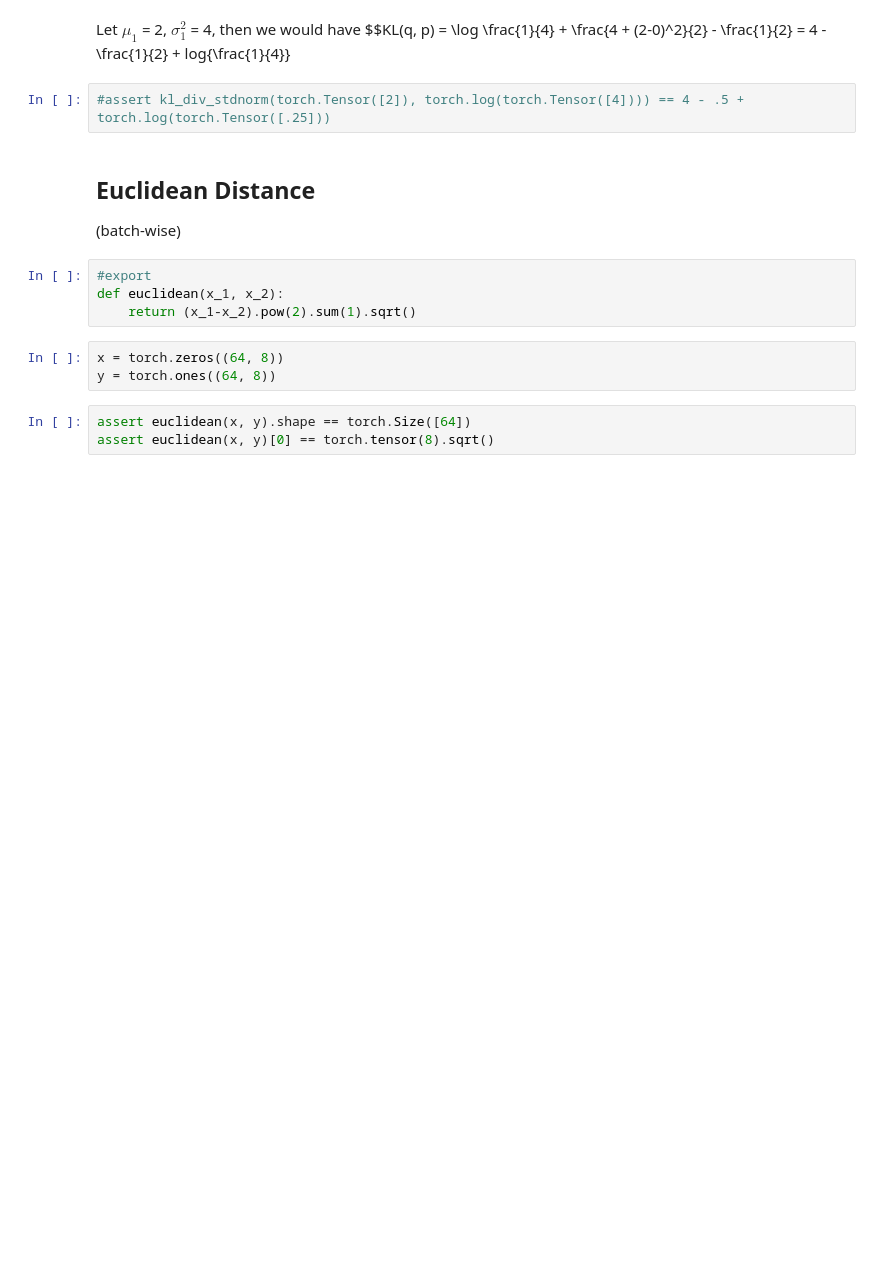
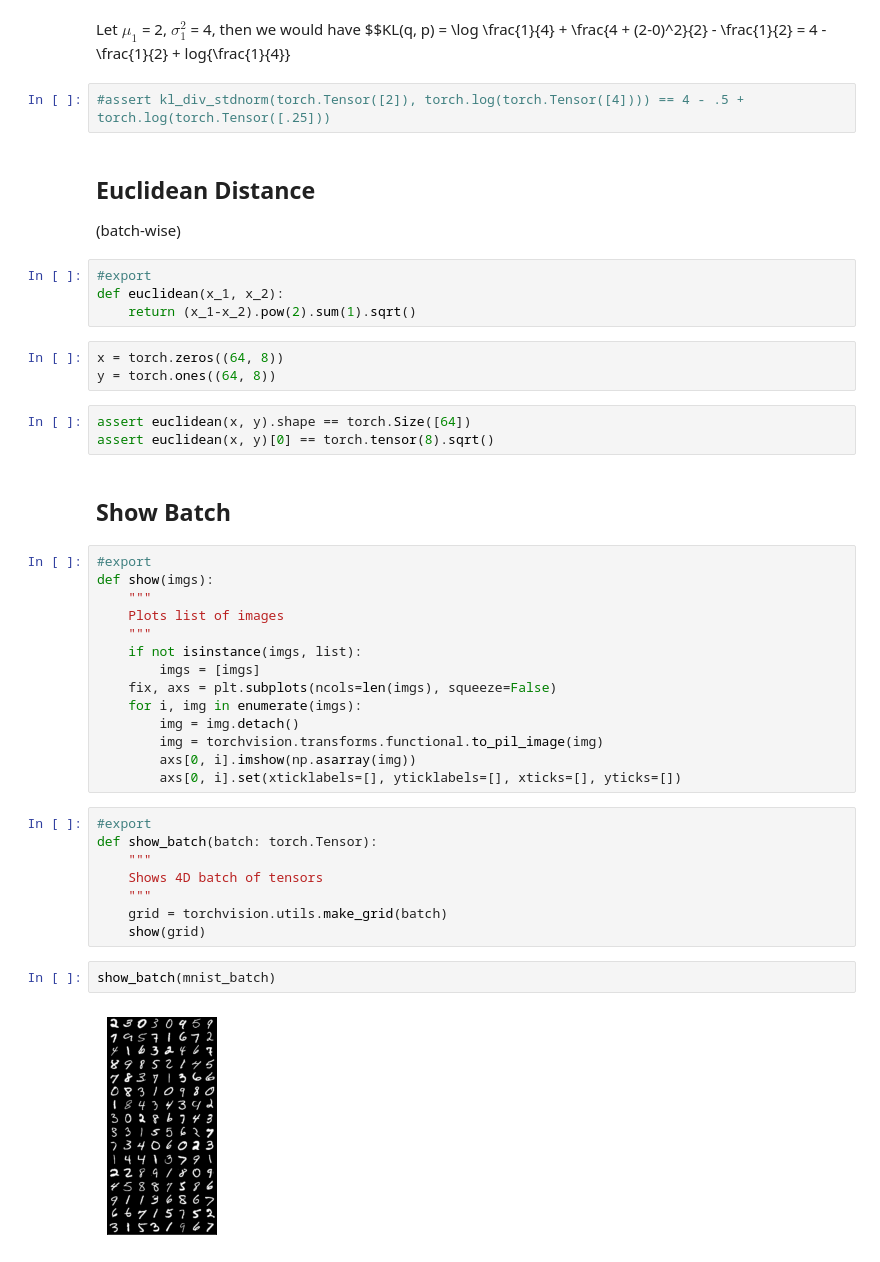
Before and after one commit to oliveradk/cult, a Jupyter notebook: 00c_core.utils.ipynb, the cells around one changed output. Cells and saved outputs as stored; diff of their text form; blank space fills up the shorter version.

Commit message:
show batch utility

```diff
--- a/00c_core.utils.ipynb
+++ b/00c_core.utils.ipynb
@@ -80,3 +82,31 @@ y = torch.ones((64, 8))
 # %%
 assert euclidean(x, y).shape == torch.Size([64])
 assert euclidean(x, y)[0] == torch.tensor(8).sqrt()
+# %% [markdown]
+## Show Batch
+# %%
+#export
+def show(imgs):
+    """
+    Plots list of images
+    """
+    if not isinstance(imgs, list):
+        imgs = [imgs]
+    fix, axs = plt.subplots(ncols=len(imgs), squeeze=False)
+    for i, img in enumerate(imgs):
+        img = img.detach()
+        img = torchvision.transforms.functional.to_pil_image(img)
+        axs[0, i].imshow(np.asarray(img))
+        axs[0, i].set(xticklabels=[], yticklabels=[], xticks=[], yticks=[])
+# %%
+#export
+def show_batch(batch: torch.Tensor):
+    """
+    Shows 4D batch of tensors
+    """
+    grid = torchvision.utils.make_grid(batch)
+    show(grid)
+# %%
+show_batch(mnist_batch)
+# %% [output]
+[figure, added]
```
Also changed, not shown: parts of 2 cells of this notebook, 2 other files.
